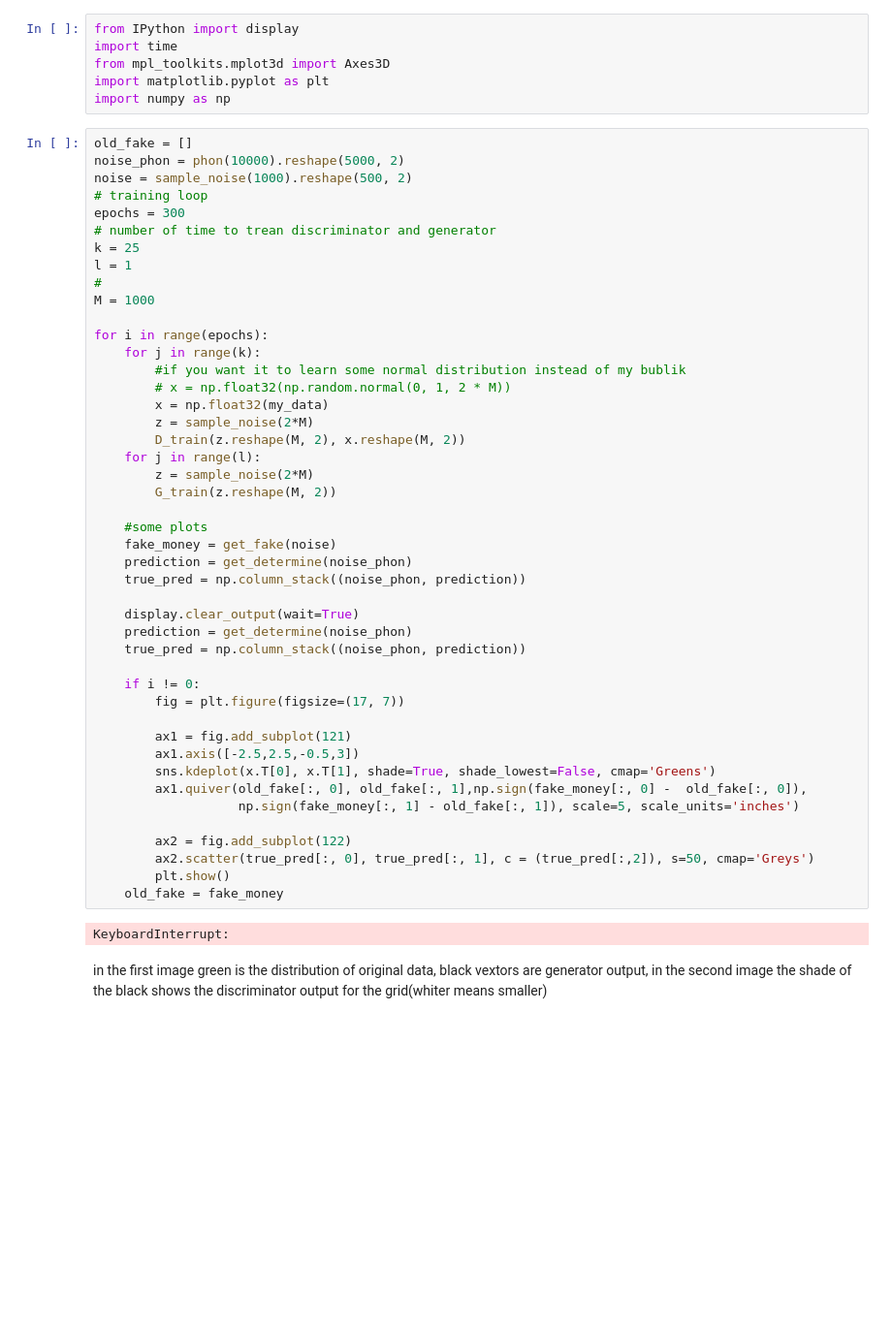
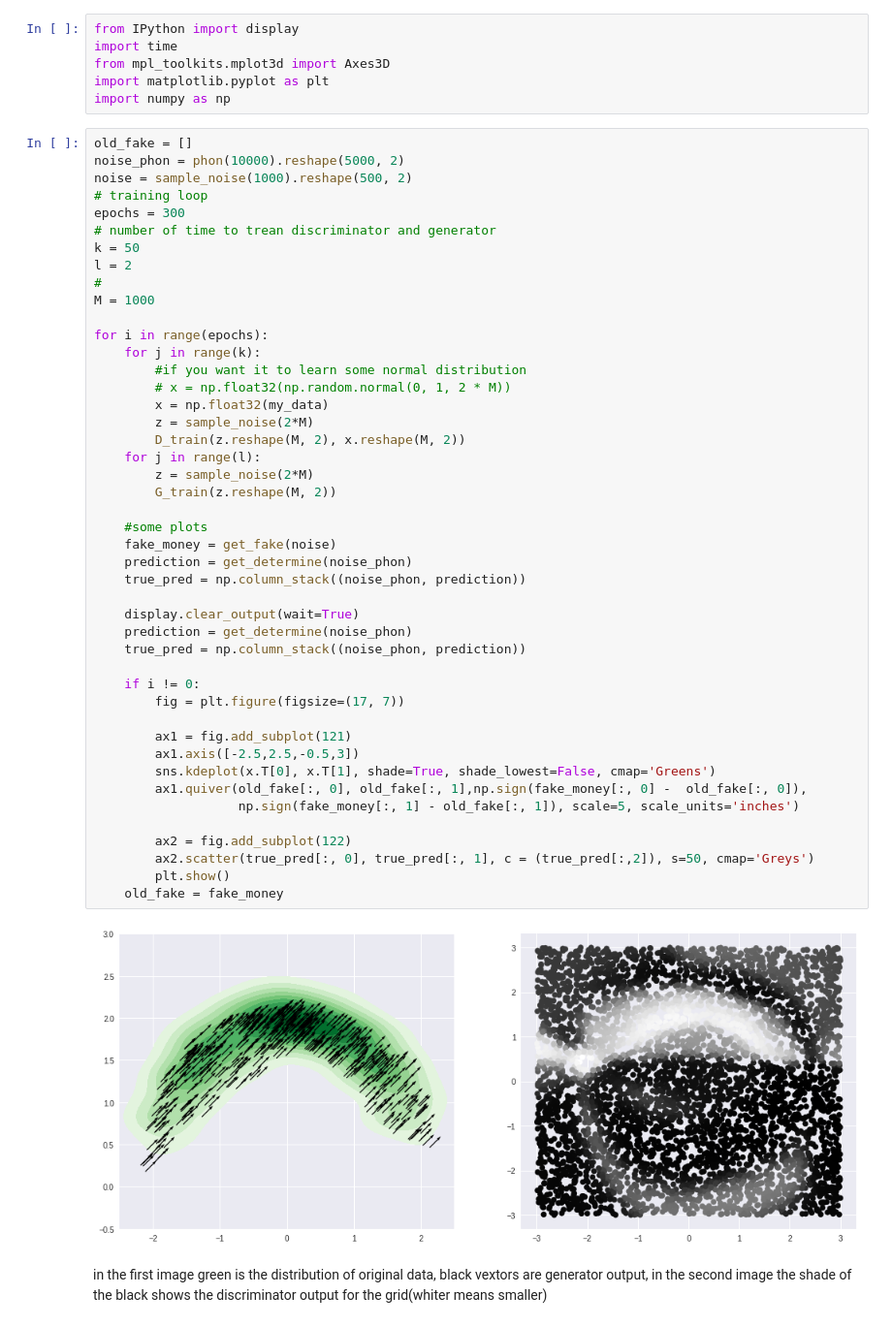
Before and after one commit to Rosehair/ml_team_dav, a Jupyter notebook: project/vardges/GAN.ipynb, the cells around one changed output. Shown at 97% size. Drawn from its saved outputs; the diff is of its cells as text; blank space fills up the shorter version.

```diff
--- a/project/vardges/GAN.ipynb
+++ b/project/vardges/GAN.ipynb
@@ -97,46 +97,46 @@ noise = sample_noise(1000).reshape(500, 2)
 # training loop
 epochs = 300
 # number of time to trean discriminator and generator
-k = 25
-l = 1
+k = 50
+l = 2
 #
 M = 1000
 
 for i in range(epochs):
     for j in range(k):
-        #if you want it to learn some normal distribution instead of my bublik
+        #if you want it to learn some normal distribution
         # x = np.float32(np.random.normal(0, 1, 2 * M))
         x = np.float32(my_data)
         z = sample_noise(2*M)
         D_train(z.reshape(M, 2), x.reshape(M, 2))
     for j in range(l):
         z = sample_noise(2*M)
         G_train(z.reshape(M, 2))
 
     #some plots
     fake_money = get_fake(noise)
     prediction = get_determine(noise_phon)
     true_pred = np.column_stack((noise_phon, prediction))
 
     display.clear_output(wait=True)
     prediction = get_determine(noise_phon)
     true_pred = np.column_stack((noise_phon, prediction))
 
     if i != 0:
         fig = plt.figure(figsize=(17, 7))
 
         ax1 = fig.add_subplot(121)
         ax1.axis([-2.5,2.5,-0.5,3])
         sns.kdeplot(x.T[0], x.T[1], shade=True, shade_lowest=False, cmap='Greens')
         ax1.quiver(old_fake[:, 0], old_fake[:, 1],np.sign(fake_money[:, 0] -  old_fake[:, 0]),
                    np.sign(fake_money[:, 1] - old_fake[:, 1]), scale=5, scale_units='inches')
 
         ax2 = fig.add_subplot(122)
         ax2.scatter(true_pred[:, 0], true_pred[:, 1], c = (true_pred[:,2]), s=50, cmap='Greys')
         plt.show()
     old_fake = fake_money
 # %% [output]
-KeyboardInterrupt:
+[figure, added]
 # %% [markdown]
 in the first image green is the distribution of original data, black vextors are generator output, in the second image the shade of the black shows the discriminator output for the grid(whiter means smaller)
 # %% [markdown]
```
Also changed, not shown: parts of 6 cells of this notebook.
